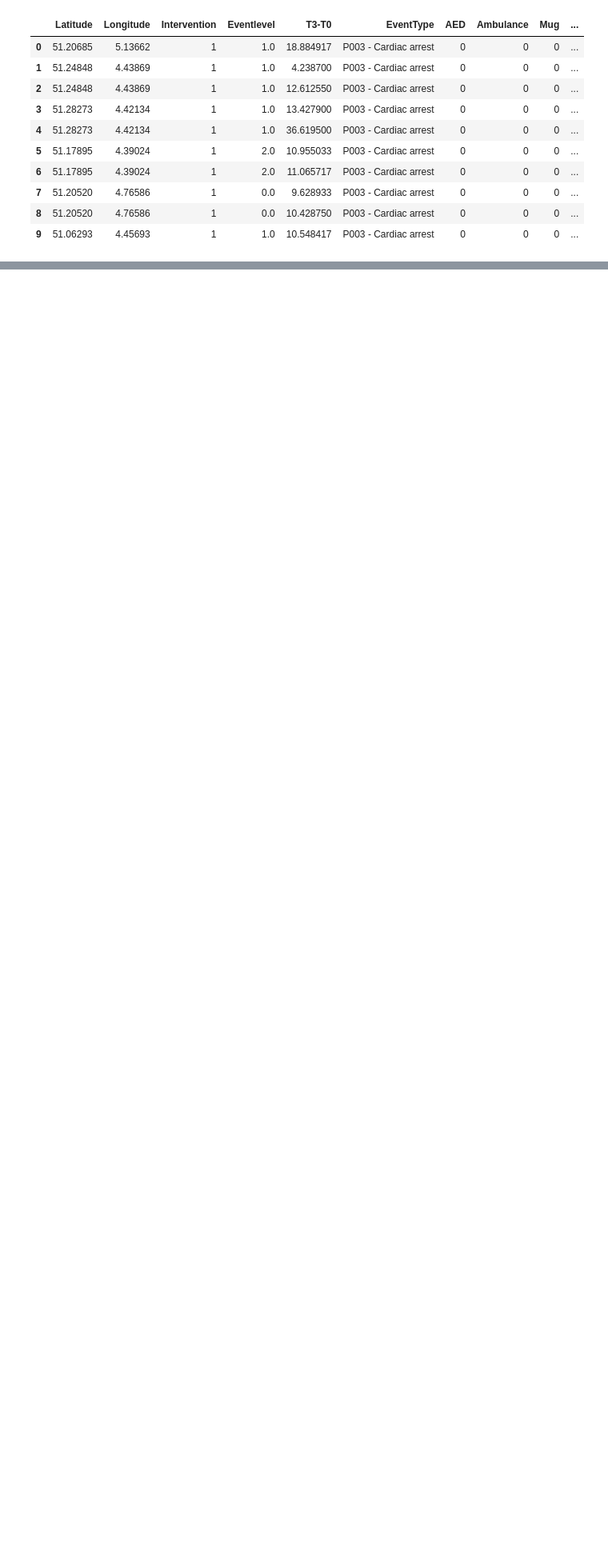
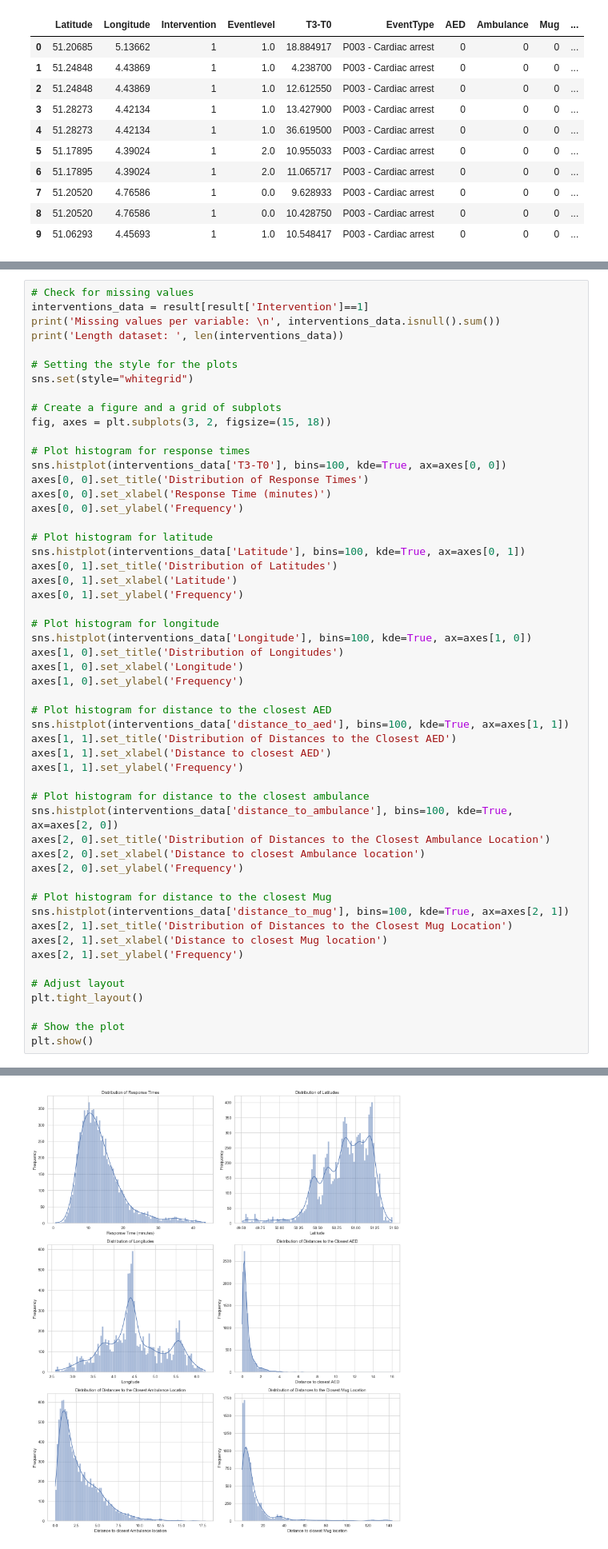
Before and after one commit to JeroenGuillierme/Project-MDA, a Jupyter notebook: 2. Calculating distances.ipynb, the cells around one changed output, grey strips where cells are left out. Shown at 80% size. Cells and saved outputs as stored; diff of their text form; blank space fills up the shorter version.

```diff
--- a/2. Calculating distances.ipynb
+++ b/2. Calculating distances.ipynb
@@ -152,0 +128,54 @@ Text(0.5, 1.0, 'Distribution of distances to closest Mug location')
+# %%
+# Check for missing values
+interventions_data = result[result['Intervention']==1]
+print('Missing values per variable: \n', interventions_data.isnull().sum())
+print('Length dataset: ', len(interventions_data))
+
+# Setting the style for the plots
+sns.set(style="whitegrid")
+
+# Create a figure and a grid of subplots
+fig, axes = plt.subplots(3, 2, figsize=(15, 18))
+
+# Plot histogram for response times
+sns.histplot(interventions_data['T3-T0'], bins=100, kde=True, ax=axes[0, 0])
+axes[0, 0].set_title('Distribution of Response Times')
+axes[0, 0].set_xlabel('Response Time (minutes)')
+axes[0, 0].set_ylabel('Frequency')
+
+# Plot histogram for latitude
+sns.histplot(interventions_data['Latitude'], bins=100, kde=True, ax=axes[0, 1])
+axes[0, 1].set_title('Distribution of Latitudes')
+axes[0, 1].set_xlabel('Latitude')
+axes[0, 1].set_ylabel('Frequency')
+
+# Plot histogram for longitude
+sns.histplot(interventions_data['Longitude'], bins=100, kde=True, ax=axes[1, 0])
+axes[1, 0].set_title('Distribution of Longitudes')
+axes[1, 0].set_xlabel('Longitude')
+axes[1, 0].set_ylabel('Frequency')
+
+# Plot histogram for distance to the closest AED
+sns.histplot(interventions_data['distance_to_aed'], bins=100, kde=True, ax=axes[1, 1])
+axes[1, 1].set_title('Distribution of Distances to the Closest AED')
+axes[1, 1].set_xlabel('Distance to closest AED')
+axes[1, 1].set_ylabel('Frequency')
+
+# Plot histogram for distance to the closest ambulance
+sns.histplot(interventions_data['distance_to_ambulance'], bins=100, kde=True, ax=axes[2, 0])
+axes[2, 0].set_title('Distribution of Distances to the Closest Ambulance Location')
+axes[2, 0].set_xlabel('Distance to closest Ambulance location')
+axes[2, 0].set_ylabel('Frequency')
+
+# Plot histogram for distance to the closest Mug
+sns.histplot(interventions_data['distance_to_mug'], bins=100, kde=True, ax=axes[2, 1])
+axes[2, 1].set_title('Distribution of Distances to the Closest Mug Location')
+axes[2, 1].set_xlabel('Distance to closest Mug location')
+axes[2, 1].set_ylabel('Frequency')
+
+# Adjust layout
+plt.tight_layout()
+
+# Show the plot
+plt.show()
+# %% [output]
@@ -152,0 +197 @@ Text(0.5, 1.0, 'Distribution of distances to closest Mug location')
+[figure, added]
```
Also changed, not shown: parts of 10 cells of this notebook, 1 other file.
